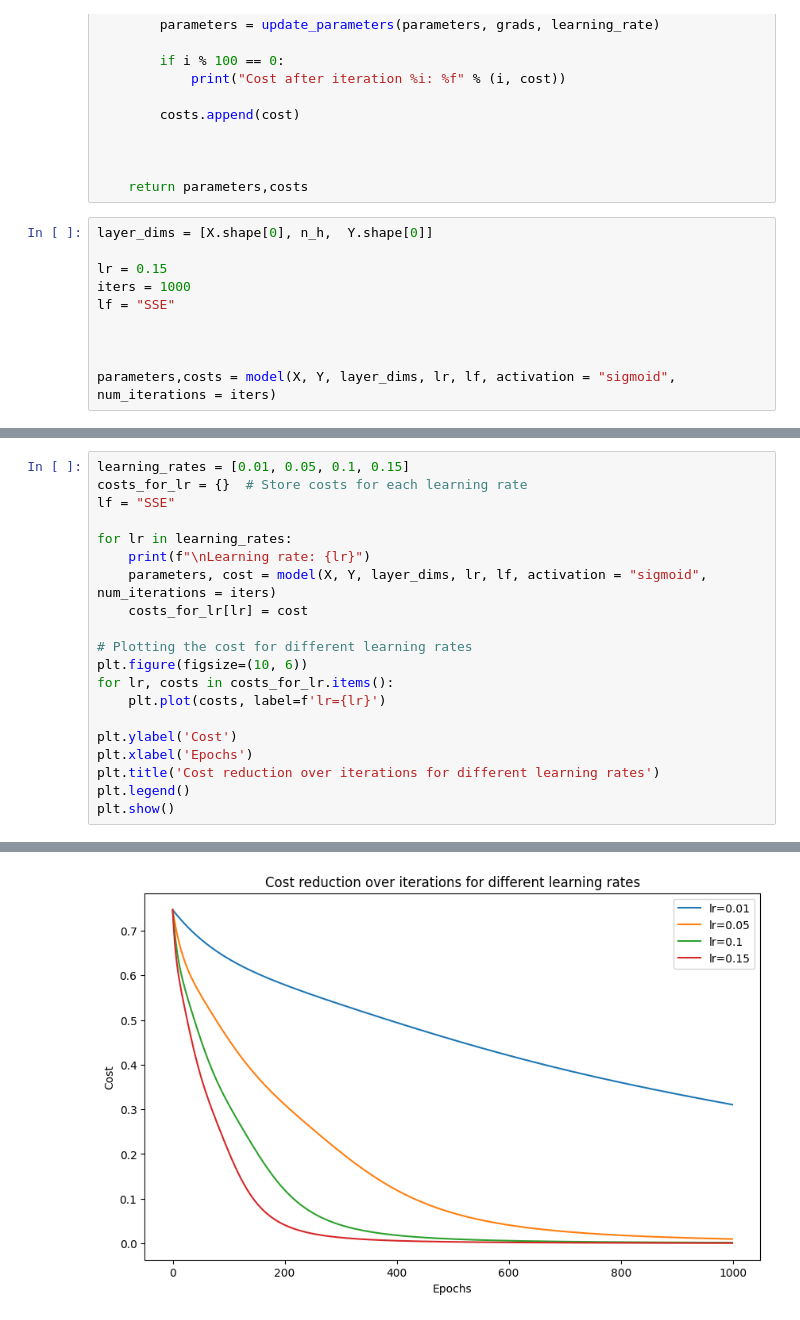
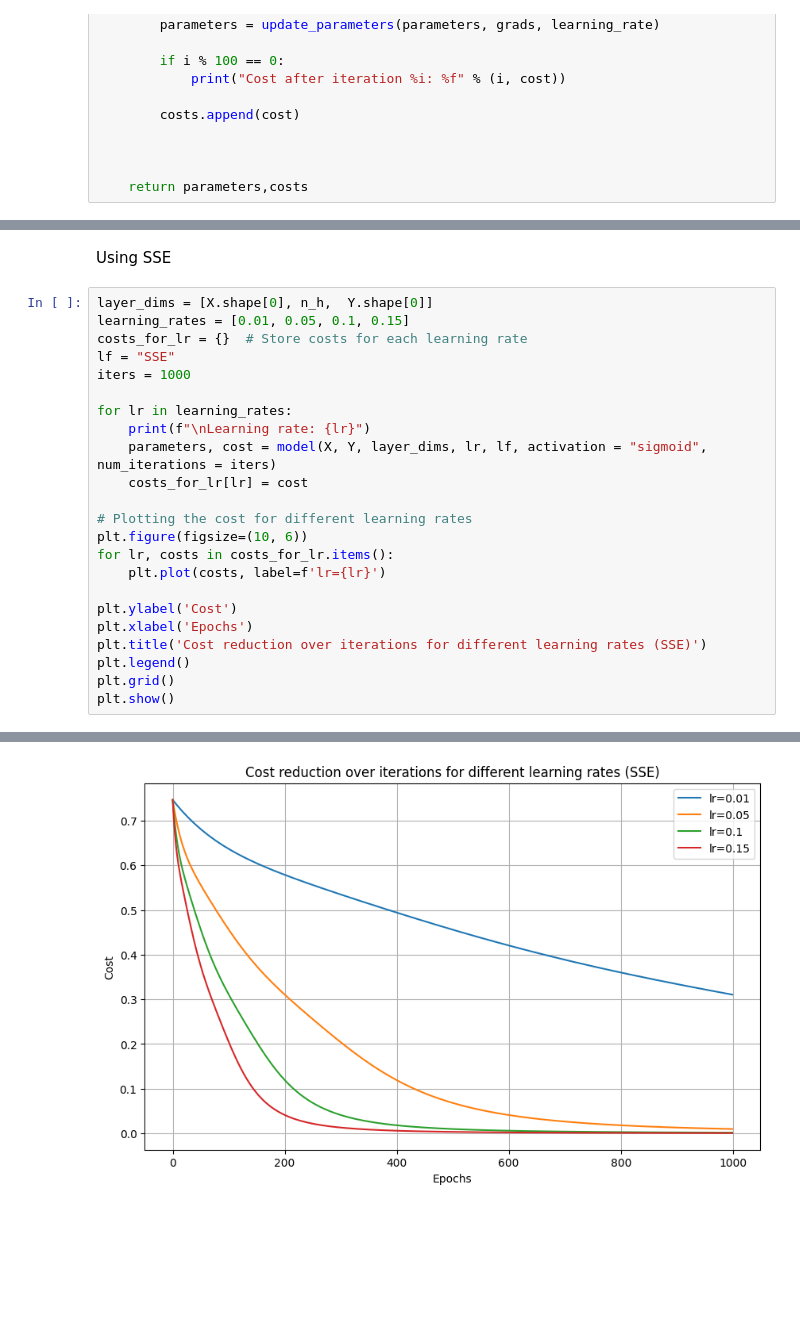
Before and after one commit to AmoguJUduka/MachineLearning, a Jupyter notebook: DeepLearningAssignments/Lab_2_Build_a_DNN_step_by_step(1).ipynb, the cells around one changed output, grey strips where cells are left out. Cells and saved outputs as stored; diff of their text form; blank space fills up the shorter version.

```diff
--- a/DeepLearningAssignments/Lab_2_Build_a_DNN_step_by_step(1).ipynb
+++ b/DeepLearningAssignments/Lab_2_Build_a_DNN_step_by_step(1).ipynb
@@ -720,13 +723,3 @@ def model(X, Y, layer_dims, learning_rate, loss_function, activation="sigmoid",
 
 
     return parameters,costs
-# %%
-layer_dims = [X.shape[0], n_h,  Y.shape[0]]
-
-lr = 0.15
-iters = 1000
-lf = "SSE"
-
-
-
-parameters,costs = model(X, Y, layer_dims, lr, lf, activation = "sigmoid", num_iterations = iters)
@@ -744,39 +726,44 @@ Cost after iteration 900: 0.000808
+# %% [markdown]
+Using SSE
 # %%
+layer_dims = [X.shape[0], n_h,  Y.shape[0]]
 learning_rates = [0.01, 0.05, 0.1, 0.15]
 costs_for_lr = {}  # Store costs for each learning rate
 lf = "SSE"
+iters = 1000
 
 for lr in learning_rates:
     print(f"\nLearning rate: {lr}")
     parameters, cost = model(X, Y, layer_dims, lr, lf, activation = "sigmoid", num_iterations = iters)
     costs_for_lr[lr] = cost
 
 # Plotting the cost for different learning rates
 plt.figure(figsize=(10, 6))
 for lr, costs in costs_for_lr.items():
     plt.plot(costs, label=f'lr={lr}')
 
 plt.ylabel('Cost')
 plt.xlabel('Epochs')
-plt.title('Cost reduction over iterations for different learning rates')
+plt.title('Cost reduction over iterations for different learning rates (SSE)')
 plt.legend()
+plt.grid()
 plt.show()
 # %% [output]
 Learning rate: 0.01
 Cost after iteration 0: 0.746700
 Cost after iteration 100: 0.636893
 Cost after iteration 200: 0.578861
 Cost after iteration 300: 0.534845
 Cost after iteration 400: 0.494289
 Cost after iteration 500: 0.455989
 Cost after iteration 600: 0.420642
 Cost after iteration 700: 0.388721
 Cost after iteration 800: 0.360115
 Cost after iteration 900: 0.334267
 
 ... (31 lines left out)
 Cost after iteration 600: 0.002125
 Cost after iteration 700: 0.001462
 Cost after iteration 800: 0.001064
 Cost after iteration 900: 0.000808
-[figure, old version]
+[figure, new version]
```
Also changed, not shown: parts of 13 cells of this notebook.
